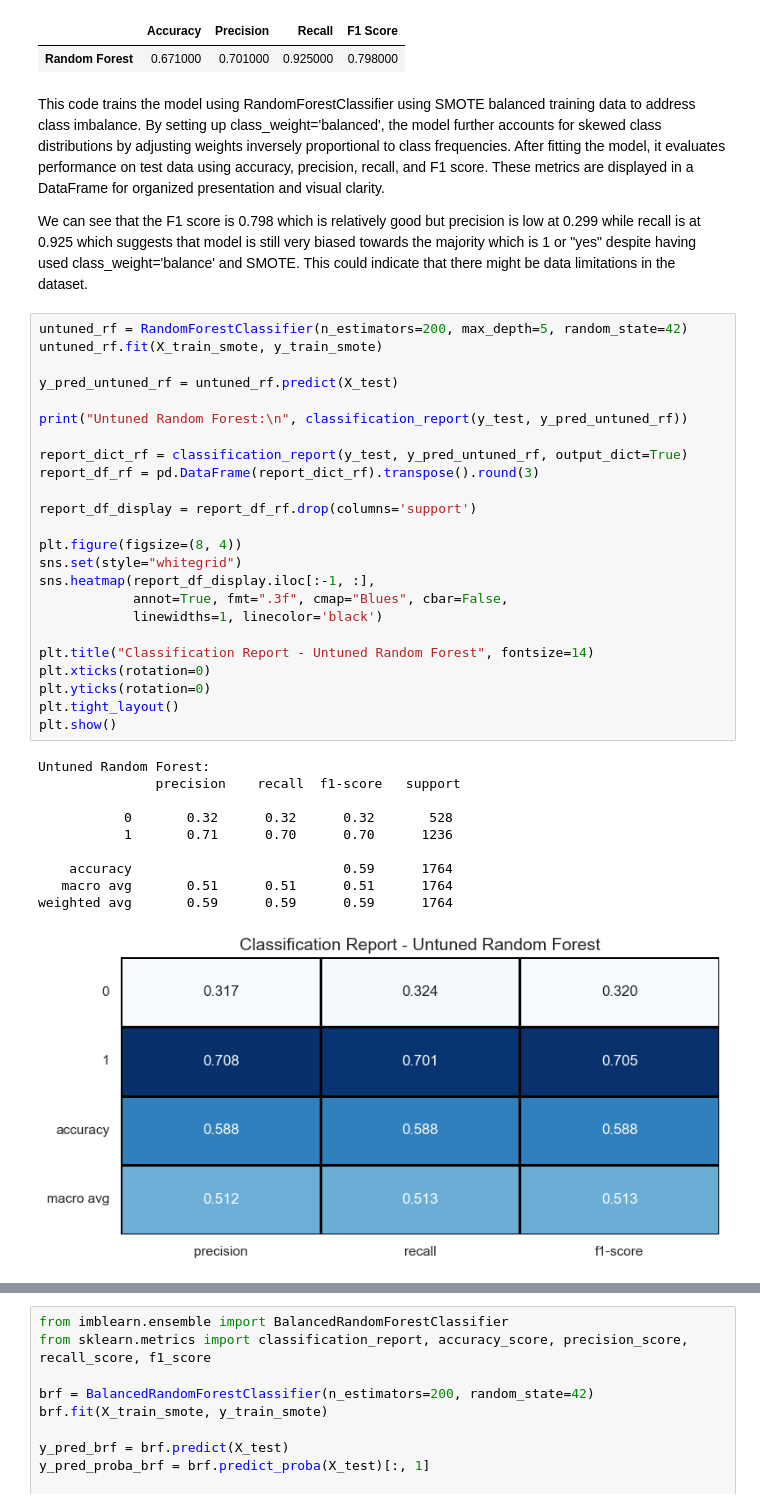
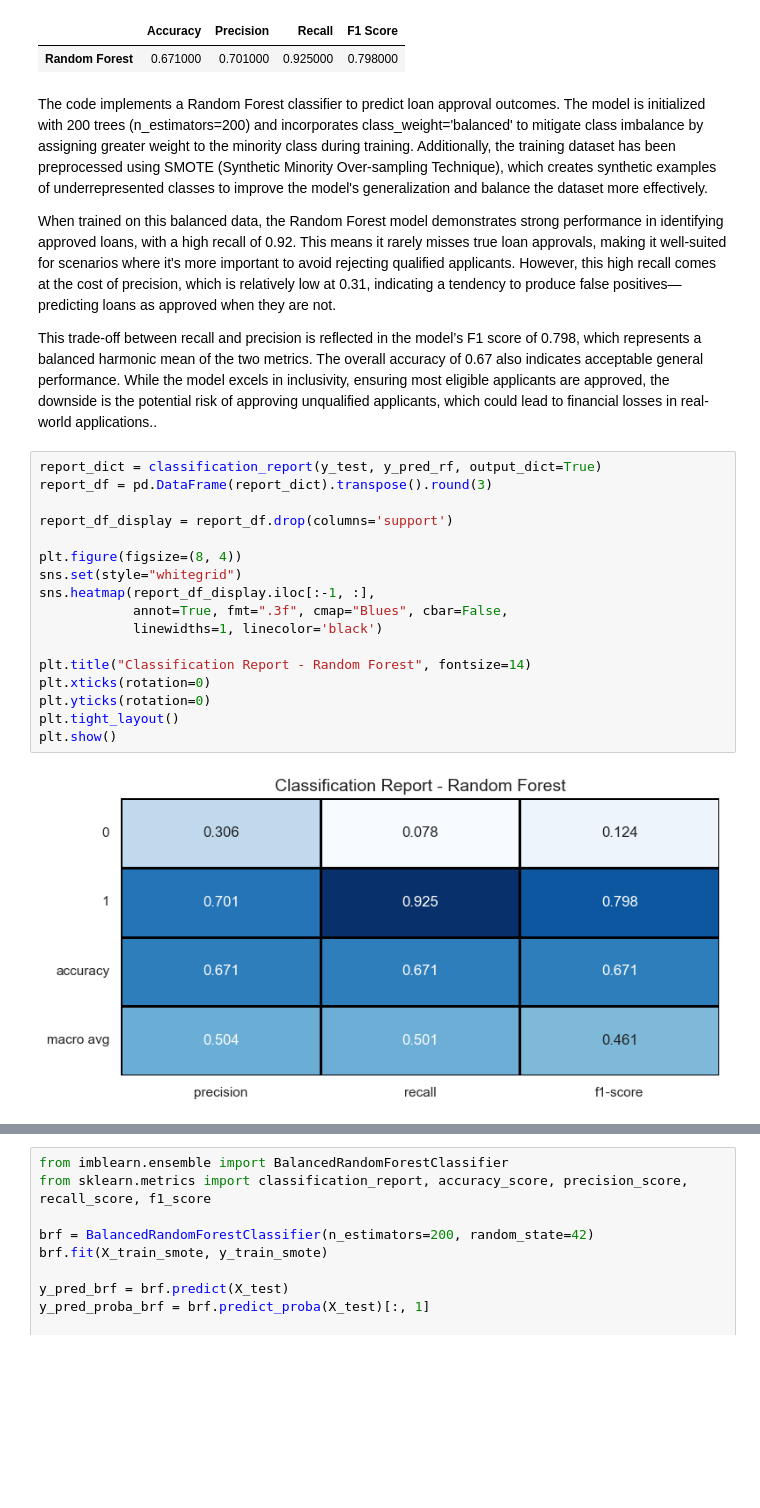
Before and after one commit to sunichayalai/mld, a Jupyter notebook: loan.ipynb, the cells around one changed output, grey strips where cells are left out. Drawn from its saved outputs; the diff is of its cells as text; blank space fills up the shorter version.

```diff
--- a/loan.ipynb
+++ b/loan.ipynb
@@ -570,43 +613,29 @@ Random Forest:
 weighted avg       0.58      0.67      0.60      1764
 |  | Accuracy | Precision | Recall | F1 Score |
 | Random Forest | 0.671000 | 0.701000 | 0.925000 | 0.798000 |
-# %% [markdown]
-This code trains the model using RandomForestClassifier using SMOTE balanced training data to address class imbalance. By setting up class_weight='balanced', the model further accounts for skewed class distributions by adjusting weights inversely proportional to class frequencies. After fitting the model, it evaluates performance on test data using accuracy, precision, recall, and F1 score. These metrics are displayed in a DataFrame for organized presentation and visual clarity.
-
-We can see that the F1 score is 0.798 which is relatively good but precision is low at 0.299 while recall is at 0.925 which suggests that model is still very biased towards the majority which is 1 or "yes" despite having used class_weight='balance' and SMOTE. This could indicate that there might be data limitations in the dataset.
+# %% [markdown]
+The code implements a Random Forest classifier to predict loan approval outcomes. The model is initialized with 200 trees (n_estimators=200) and incorporates class_weight='balanced' to mitigate class imbalance by assigning greater weight to the minority class during training. Additionally, the training dataset has been preprocessed using SMOTE (Synthetic Minority Over-sampling Technique), which creates synthetic examples of underrepresented classes to improve the model's generalization and balance the dataset more effectively.
+
+When trained on this balanced data, the Random Forest model demonstrates strong performance in identifying approved loans, with a high recall of 0.92. This means it rarely misses true loan approvals, making it well-suited for scenarios where it's more important to avoid rejecting qualified applicants. However, this high recall comes at the cost of precision, which is relatively low at 0.31, indicating a tendency to produce false positives—predicting loans as approved when they are not.
+
+This trade-off between recall and precision is reflected in the model’s F1 score of 0.798, which represents a balanced harmonic mean of the two metrics. The overall accuracy of 0.67 also indicates acceptable general performance. While the model excels in inclusivity, ensuring most eligible applicants are approved, the downside is the potential risk of approving unqualified applicants, which could lead to financial losses in real-world applications..
 # %%
-untuned_rf = RandomForestClassifier(n_estimators=200, max_depth=5, random_state=42)
-untuned_rf.fit(X_train_smote, y_train_smote)
+report_dict = classification_report(y_test, y_pred_rf, output_dict=True)
+report_df = pd.DataFrame(report_dict).transpose().round(3)
 
-y_pred_untuned_rf = untuned_rf.predict(X_test)
-
-print("Untuned Random Forest:\n", classification_report(y_test, y_pred_untuned_rf))
-
-report_dict_rf = classification_report(y_test, y_pred_untuned_rf, output_dict=True)
-report_df_rf = pd.DataFrame(report_dict_rf).transpose().round(3)
-
-report_df_display = report_df_rf.drop(columns='support')
+report_df_display = report_df.drop(columns='support')
 
 plt.figure(figsize=(8, 4))
 sns.set(style="whitegrid")
 sns.heatmap(report_df_display.iloc[:-1, :],
             annot=True, fmt=".3f", cmap="Blues", cbar=False,
             linewidths=1, linecolor='black')
 
-plt.title("Classification Report - Untuned Random Forest", fontsize=14)
+plt.title("Classification Report - Random Forest", fontsize=14)
 plt.xticks(rotation=0)
 plt.yticks(rotation=0)
 plt.tight_layout()
 plt.show()
 # %% [output]
-Untuned Random Forest:
-               precision    recall  f1-score   support
-
-           0       0.32      0.32      0.32       528
-           1       0.71      0.70      0.70      1236
-
-    accuracy                           0.59      1764
-   macro avg       0.51      0.51      0.51      1764
-weighted avg       0.59      0.59      0.59      1764
-[figure, old version]
+[figure, new version]
 # %% [markdown]
```
Also changed, not shown: parts of 50 cells of this notebook.
